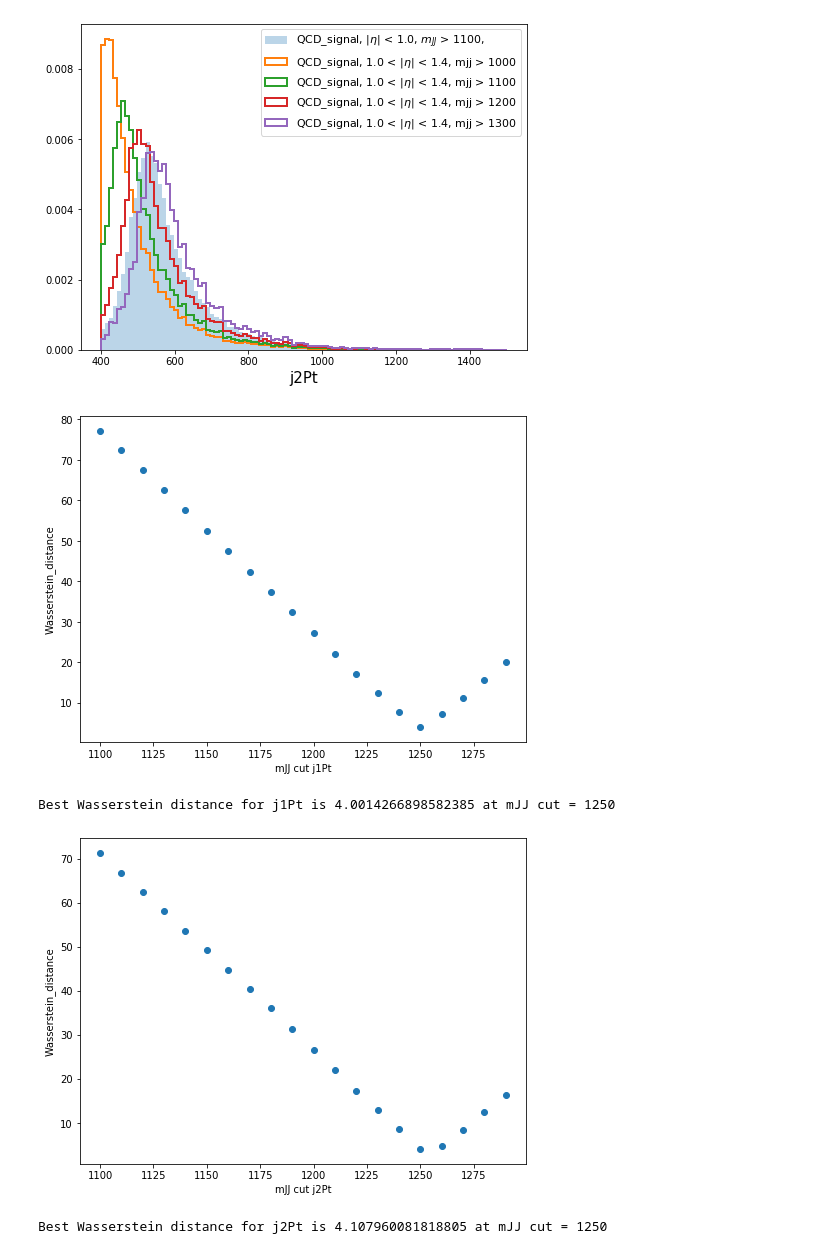
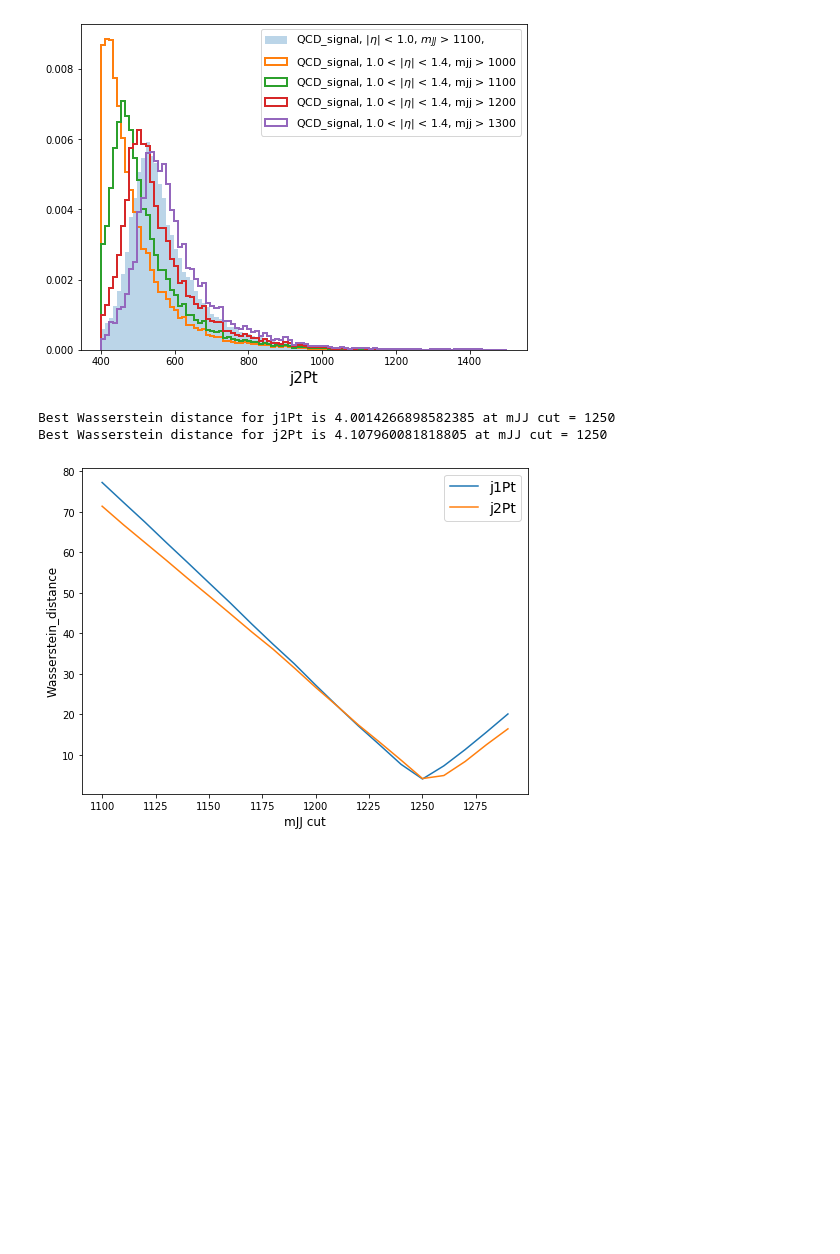
Before and after one commit to thaarres/JetAnomaly_CHEP19, a Jupyter notebook: jupyter/DataExploration.ipynb, the cells around one changed output. Saved outputs shown, nothing was run; the diff lists cells and outputs as text; code cells hidden in the pictures; blank space fills up the shorter version.

```diff
--- a/jupyter/DataExploration.ipynb
+++ b/jupyter/DataExploration.ipynb
@@ -128,31 +109,31 @@ for jet in ['j1Pt', 'j2Pt']:
 [figure]
 [figure]
 # %%
+plt.figure(figsize=(8,6))
 for jet in ['j1Pt', 'j2Pt']:
-    plt.figure(figsize=(8,6))
     possible_cuts = np.arange(1100, 1300, 10)
     wassPt = []
     signal_mjj_cut = np.asarray(sampleMap['QCD_signal']['eventFeatures'][:, getIndex('mJJ')] > 1100)
     signal_eta_cut = np.asarray(np.absolute(sampleMap['QCD_signal']['eventFeatures'][:, getIndex('DeltaEtaJJ')]) < 1)
     selected_signal = signal_mjj_cut & signal_eta_cut
     signal_pt = np.asarray(sampleMap['QCD_signal']['eventFeatures'])[selected_signal,getIndex(jet)]
 
     for cut in possible_cuts:
         sideband_mjj_cut = np.asarray(sampleMap['QCD_signal']['eventFeatures'][:, getIndex('mJJ')] > cut)
         sideband_eta_cut = np.asarray(np.absolute(sampleMap['QCD_signal']['eventFeatures'][:, getIndex('DeltaEtaJJ')]) > 1)
         selected_sideband = sideband_mjj_cut & sideband_eta_cut
         sideband_pt = np.asarray(sampleMap['QCD_signal']['eventFeatures'])[selected_sideband,getIndex(jet)]
+        wassPt.append(wasserstein_distance(signal_pt, sideband_pt))
 
-        wassPt.append(wasserstein_distance(signal_pt, sideband_pt))
-    plt.xlabel('mJJ cut {}'.format(jet))
-    plt.ylabel('Wasserstein_distance')
-    plt.scatter(possible_cuts, wassPt)
-    plt.show()
+    plt.plot(possible_cuts, wassPt, label=jet)
     minWass = min(wassPt)
     best_mjj = possible_cuts[np.argmin(np.asarray(wassPt))]
     print("Best Wasserstein distance for {} is {} at mJJ cut = {}".format(jet, minWass, best_mjj))
+plt.legend(loc='best', fontsize=14)
+plt.xlabel('mJJ cut', fontsize=12)
+plt.ylabel('Wasserstein_distance', fontsize=12)
+plt.show()
 # %% [output]
+Best Wasserstein distance for j1Pt is 4.0014266898582385 at mJJ cut = 1250
+Best Wasserstein distance for j2Pt is 4.107960081818805 at mJJ cut = 1250
-[figure, old version]
+[figure, new version]
-Best Wasserstein distance for j1Pt is 4.0014266898582385 at mJJ cut = 1250
-[figure, removed]
-Best Wasserstein distance for j2Pt is 4.107960081818805 at mJJ cut = 1250
```
Also changed, not shown: parts of 2 cells of this notebook.
